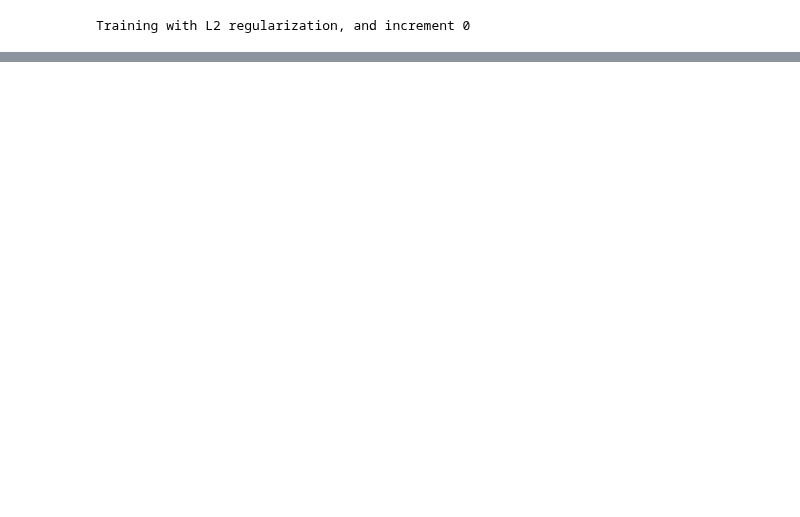
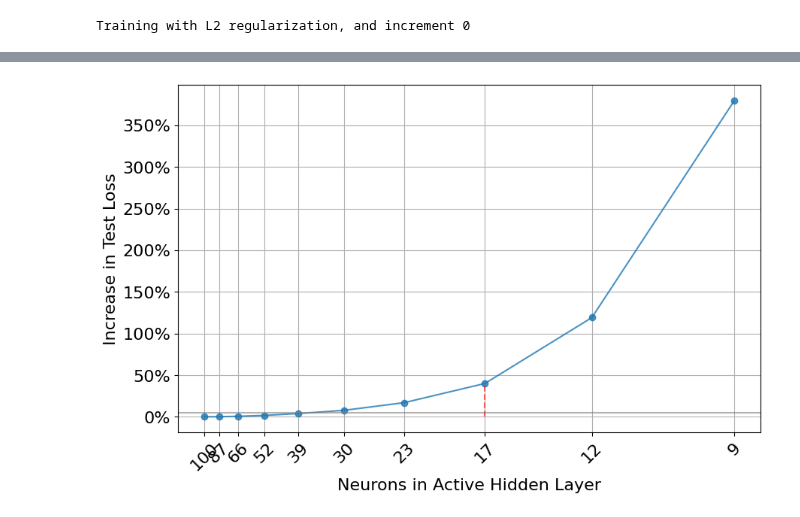
Before and after one commit to gianluca-peri/sparcs-test, a Jupyter notebook: extra_experiment.ipynb, the cells around one changed output, grey strips where cells are left out. Cells and saved outputs as stored; diff of their text form; code cells hidden in the pictures; blank space fills up the shorter version.

```diff
--- a/extra_experiment.ipynb
+++ b/extra_experiment.ipynb
@@ -377,0 +490,58 @@ Percent increase in test loss after trimming: -0.018141948906556574 %
+# %%
+import torch
+import numpy as np
+import matplotlib.pyplot as plt
+from copy import deepcopy
+from matplotlib.ticker import FuncFormatter
+
+# Assuming these variables are defined elsewhere in your code
+# TEACHER_LAYER_DIM, MAX_STUDENT_HIDDEN_DIMS, TRAIN_SIZE, student_network, test_dataloader, criterion, mean_test_loss_before_trimming
+
+# Define the range of PRUNING_THRESHOLD values
+# Define the start and end points on a logarithmic scale
+start = 0.001
+end = 0.013
+
+# Generate 6 points uniformly spaced on a logarithmic scale
+pruning_thresholds = np.logspace(np.log10(start), np.log10(end), 10)
+
+# Lists to store results
+percent_increases = []
+non_zero_elements_counts = []
+
+# Iterate over the PRUNING_THRESHOLD values
+for PRUNING_THRESHOLD in pruning_thresholds:
+    trimmed_net = deepcopy(student_network)
+    number_of_trimmed_nodes = trimmed_net.trim_inactive_nodes(PRUNING_THRESHOLD)
+
+    with torch.no_grad():
+        test_loss = 0
+        for x_batch, y_batch in test_dataloader:
+            y_pred = trimmed_net(x_batch)
+            loss = criterion(y_pred, y_batch)
+            test_loss += loss.item()
+        mean_test_loss_after_trimming = test_loss / TRAIN_SIZE
+
+        percent_increase = ((mean_test_loss_after_trimming - mean_test_loss_before_trimming) / mean_test_loss_before_trimming) * 100
+        percent_increases.append(percent_increase)
+
+        # Count non-zero elements in l2_diag
+        non_zero_count = 0
+        for name, param in trimmed_net.named_parameters():
+            if 'l3_diag' in name:
+                non_zero_count += torch.sum(torch.abs(param) <= PRUNING_THRESHOLD).item()
+        non_zero_elements_counts.append(200 - non_zero_count)
+
+# Plot the results
+plt.figure(figsize=(10, 6))
+plt.plot(pruning_thresholds, percent_increases, marker='o', alpha=0.8)
+plt.xlabel('Neurons in Active Hidden Layer')
+plt.ylabel('Increase in Test Loss')
+#plt.title('Percent Increase in Test Loss vs ')
+plt.xticks(pruning_thresholds, labels=non_zero_elements_counts, rotation=45)
+plt.axhline(y=5, color='gray', alpha=0.6)
+plt.plot([pruning_thresholds[7], pruning_thresholds[7]], [0, percent_increases[7]], color='red', linestyle='--', alpha=0.6)
+plt.gca().yaxis.set_major_formatter(FuncFormatter(lambda y, _: f'{y:.0f}%'))
+plt.grid(True)
+# %% [output]
+[figure, added]
```
Also changed, not shown: parts of 14 cells of this notebook, 1 other file.
